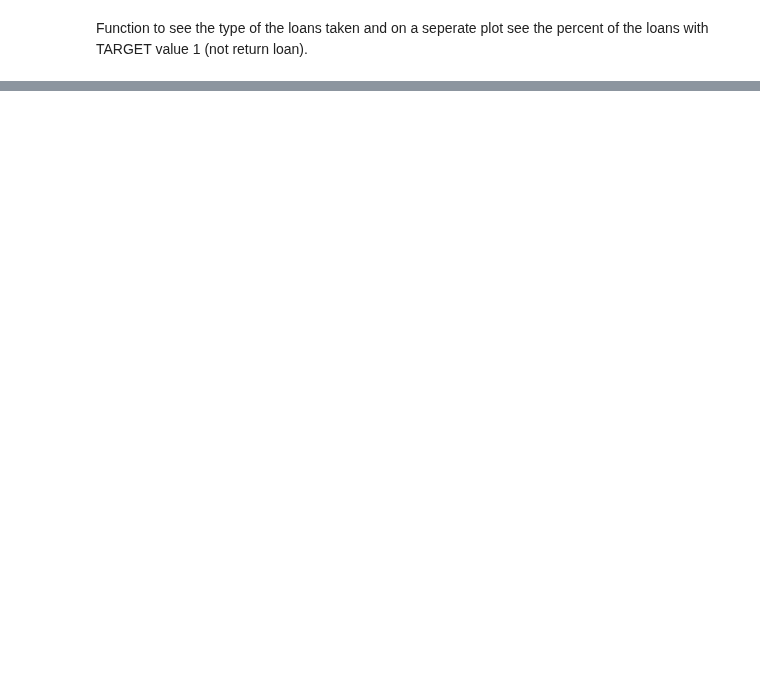
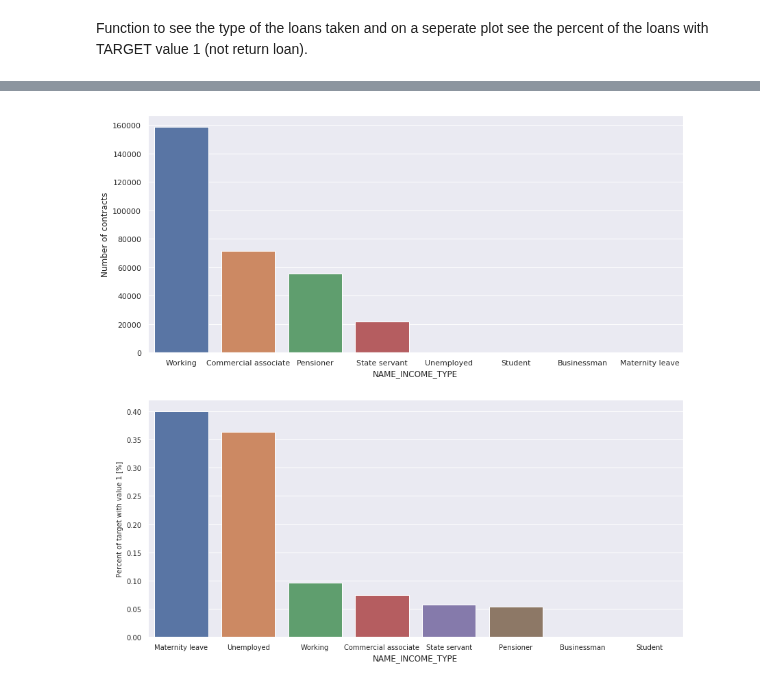
Before and after one commit to tobyfielding1/data-mining, a Jupyter notebook: src/Untitled.ipynb, the cells around one changed output, grey strips where cells are left out. Saved outputs shown, nothing was run; the diff lists cells and outputs as text; code cells hidden in the pictures; blank space fills up the shorter version.

```diff
--- a/src/Untitled.ipynb
+++ b/src/Untitled.ipynb
@@ -152,0 +153,4 @@ plot_stats('NAME_CONTRACT_TYPE')
+# %%
+plot_stats('NAME_INCOME_TYPE', False, False)
+# %% [output]
+[figure, added]
```
Also changed, not shown: parts of 21 cells of this notebook.
